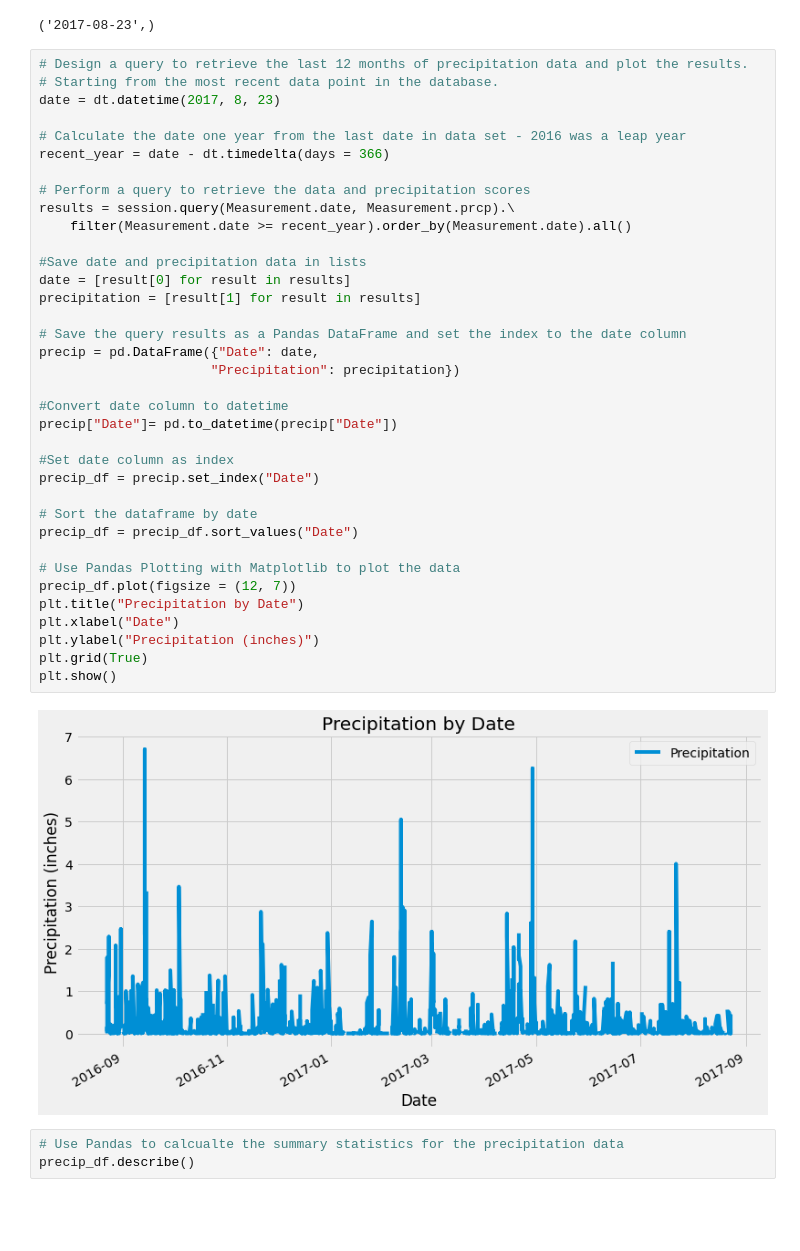
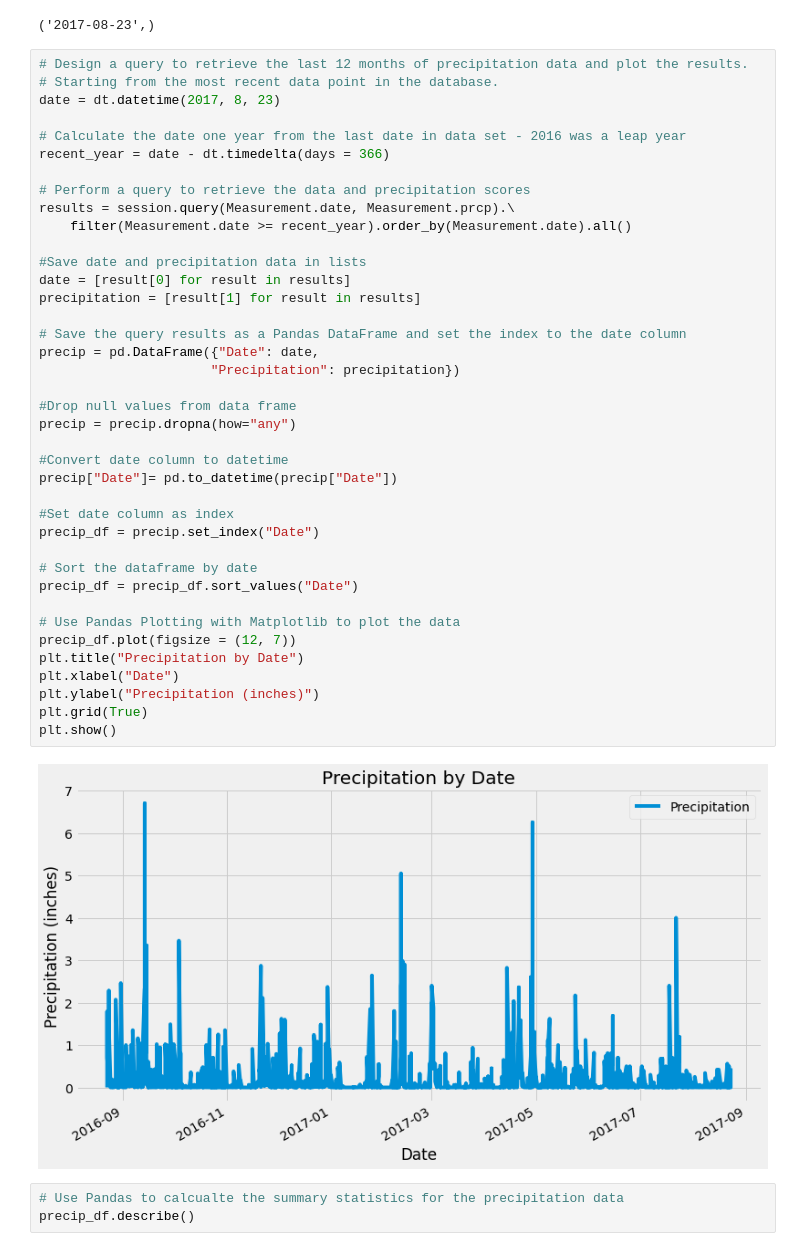
Before and after one commit to cekiorpes/sqlalchemy-challenge, a Jupyter notebook: climate.ipynb, the cells around one changed output. Drawn from its saved outputs; the diff is of its cells as text; blank space fills up the shorter version.

```diff
--- a/climate.ipynb
+++ b/climate.ipynb
@@ -54,34 +54,37 @@ recent_year = date - dt.timedelta(days = 366)
 
 # Perform a query to retrieve the data and precipitation scores
 results = session.query(Measurement.date, Measurement.prcp).\
     filter(Measurement.date >= recent_year).order_by(Measurement.date).all()
 
 #Save date and precipitation data in lists
 date = [result[0] for result in results]
 precipitation = [result[1] for result in results]
 
 # Save the query results as a Pandas DataFrame and set the index to the date column
 precip = pd.DataFrame({"Date": date,
                       "Precipitation": precipitation})
 
+#Drop null values from data frame
+precip = precip.dropna(how="any")
+
 #Convert date column to datetime
 precip["Date"]= pd.to_datetime(precip["Date"])
 
 #Set date column as index
 precip_df = precip.set_index("Date")
 
 # Sort the dataframe by date
 precip_df = precip_df.sort_values("Date")
 
 # Use Pandas Plotting with Matplotlib to plot the data
 precip_df.plot(figsize = (12, 7))
 plt.title("Precipitation by Date")
 plt.xlabel("Date")
 plt.ylabel("Precipitation (inches)")
 plt.grid(True)
 plt.show()
 # %% [output]
-[figure, old version]
+[figure, new version]
 # %%
 # Use Pandas to calcualte the summary statistics for the precipitation data
 precip_df.describe()
```
